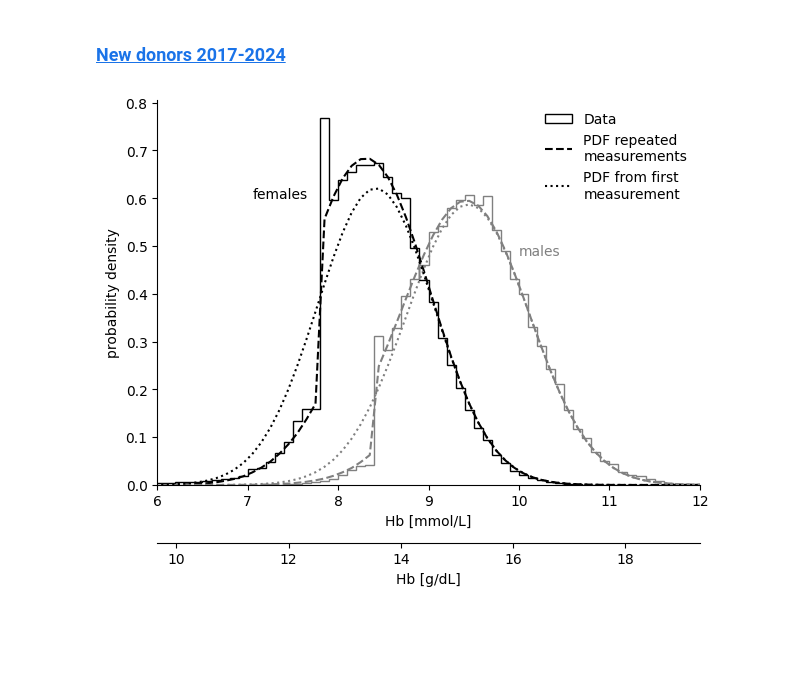
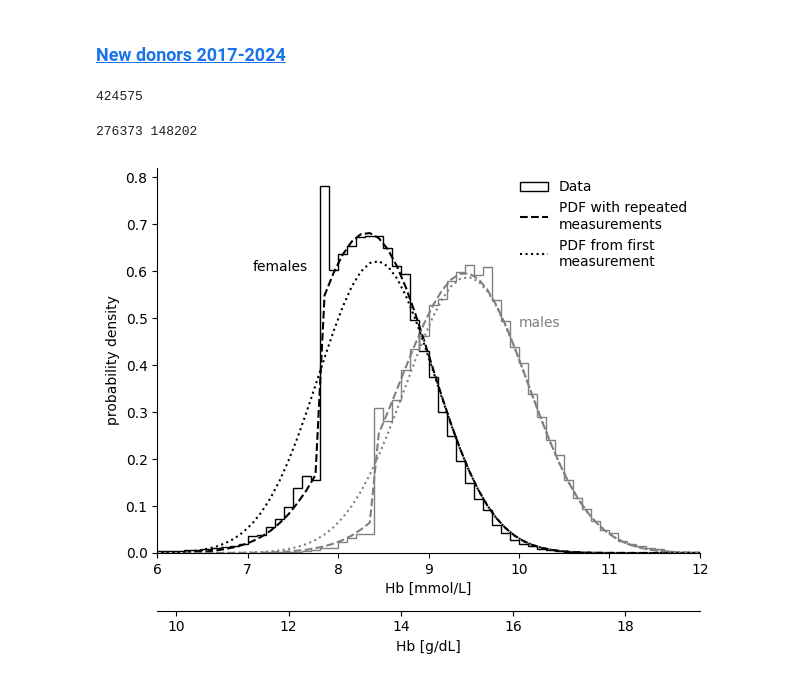
Before and after one commit to martp91/repeated_Hb_paper, a Jupyter notebook: main.ipynb, the cells around one changed output. Drawn from its saved outputs; the diff is of its cells as text; code cells hidden in the pictures; blank space fills up the shorter version.

```diff
--- a/main.ipynb
+++ b/main.ipynb
@@ -755,43 +776,47 @@ plt.savefig("Figure1.pdf", bbox_inches="tight")  # , dpi=600)
 ### <a id='toc1_9_2_'></a>[New donors 2017-2024](#toc0_)
 # %%
 dfs = []
-for year in range(2020, 2025):
+for year in range(2017, 2025):
     #Same as eprogesa .sav files
     if PARQUET:
         df_ = pd.read_parquet(os.path.join(DATA_DIR, f'Donaties/{year}Donatiesplus.parquet'), columns=['Geslacht', 'Donatiesoortcode', 'Hb'])
     else:
         df_ = pd.read_spss(os.path.join(DATA_DIR, f'Donaties/{year}Donatiesplus.sav'), usecols=['Geslacht', 'Donatiesoortcode', 'Hb'])
     #Only new donors
-    df_ = df_.query('Donatiesoortcode == "N"')
+    df_ = df_.query('Donatiesoortcode == "N" & Hb > 0 & Hb < 30')
     dfs.append(df_)
 
 df_don = pd.concat(dfs)
+print(len(df_don))
 del dfs, df_
+# %% [output]
+424575
 # %%
 f, ax = plt.subplots(1, figsize=(7, 5))
 ax_gdl = add_gdl_axis_below(ax, offset=-0.15)
 Hb_f = df_don.query('Geslacht == "F"')['Hb'].values
 Hb_m = df_don.query('Geslacht == "M"')['Hb'].values
 x_f, h_f = plot_hist(Hb_f, ax=ax, dbins=0.1, color='k', density=True, histtype='step', label='Data')
 x_m, h_m = plot_hist(Hb_m, ax=ax, dbins=0.1, color='grey', density=True, histtype='step')
-
+print(len(Hb_f), len(Hb_m))
 
 #Because these are new donors there is a slight offset in the mean, so as to better fit the curve
-m_offset = 0.05
-f_offset = -0.05
+m_offset = 0.04
+f_offset = -0.04
 
 pdf_f = pdf_comb(x_f, mu_pop_f+f_offset, sig_tot_f, rho_f, 7.75, 0, 0.91, 0.67)
-ax.plot(x_f, pdf_f, color='k', ls='--', label='PDF repeated\nmeasurements')
+ax.plot(x_f, pdf_f, color='k', ls='--', label='PDF with repeated\nmeasurements')
 pdf_m = pdf_comb(x_m, mu_pop_m+m_offset, sig_tot_m, rho_m, 8.35, 0., 0.86, 0.7)
 ax.plot(x_m, pdf_m, color='grey', ls='--')
 ax.plot(x_m, scistats.norm.pdf(x_m, mu_pop_m+m_offset, sig_tot_m), ':', color='grey')
 ax.plot(x_f, scistats.norm.pdf(x_f, mu_pop_f+f_offset, sig_tot_f), 'k:', label='PDF from first\nmeasurement')
 ax.set(xlim=(6, 12), xlabel='Hb [mmol/L]', ylabel='probability density')
 ax.legend(frameon=False)
 ax.annotate('males', xy=(10.0, 0.48), color='grey')
 ax.annotate('females', xy=(7.05, 0.6), color='k')
 ax.spines['top'].set_visible(False)
 ax.spines['right'].set_visible(False)
 plt.savefig("Figure2.pdf", bbox_inches='tight', dpi=700)
 # %% [output]
+276373 148202
-[figure, old version]
+[figure, new version]
```
Also changed, not shown: parts of 12 cells of this notebook, 1 other file.
